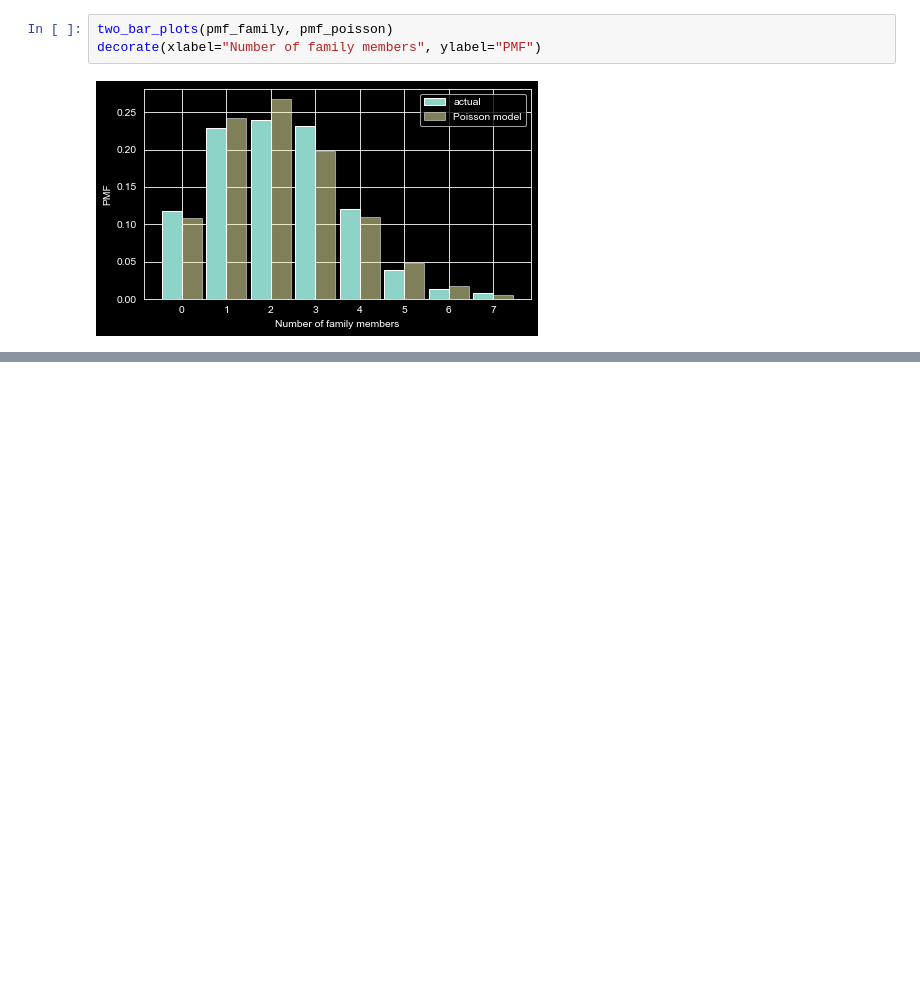
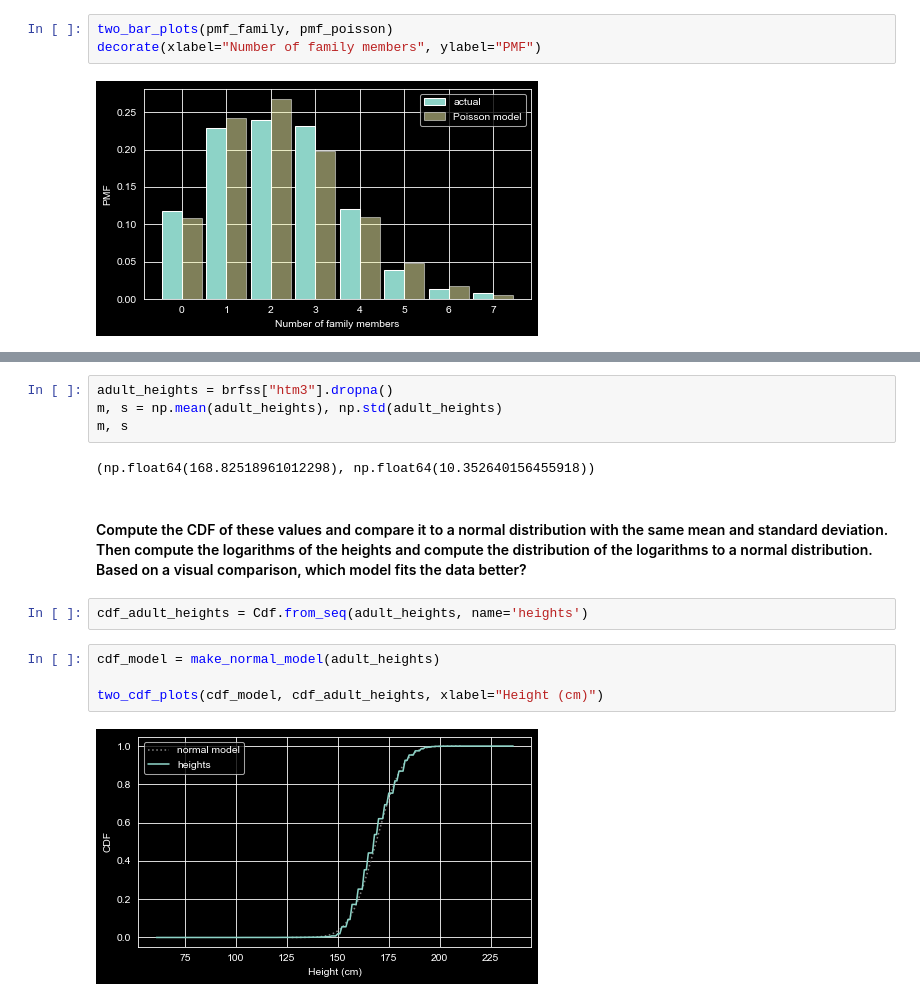
Before and after one commit to anp-exe/ThinkStats, a Jupyter notebook: my-work/Chapter5.ipynb, the cells around one changed output, grey strips where cells are left out. Drawn from its saved outputs; the diff is of its cells as text; blank space fills up the shorter version.

```diff
--- a/my-work/Chapter5.ipynb
+++ b/my-work/Chapter5.ipynb
@@ -476,0 +530,16 @@ decorate(xlabel="Number of family members", ylabel="PMF")
+# %%
+adult_heights = brfss["htm3"].dropna()
+m, s = np.mean(adult_heights), np.std(adult_heights)
+m, s
+# %% [output]
+(np.float64(168.82518961012298), np.float64(10.352640156455918))
+# %% [markdown]
+#### Compute the CDF of these values and compare it to a normal distribution with the same mean and standard deviation. Then compute the logarithms of the heights and compute the distribution of the logarithms to a normal distribution. Based on a visual comparison, which model fits the data better?
+# %%
+cdf_adult_heights = Cdf.from_seq(adult_heights, name='heights')
+# %%
+cdf_model = make_normal_model(adult_heights)
+
+two_cdf_plots(cdf_model, cdf_adult_heights, xlabel="Height (cm)")
+# %% [output]
+[figure, added]
```
Also changed, not shown: parts of 9 cells of this notebook, 1 other file.
